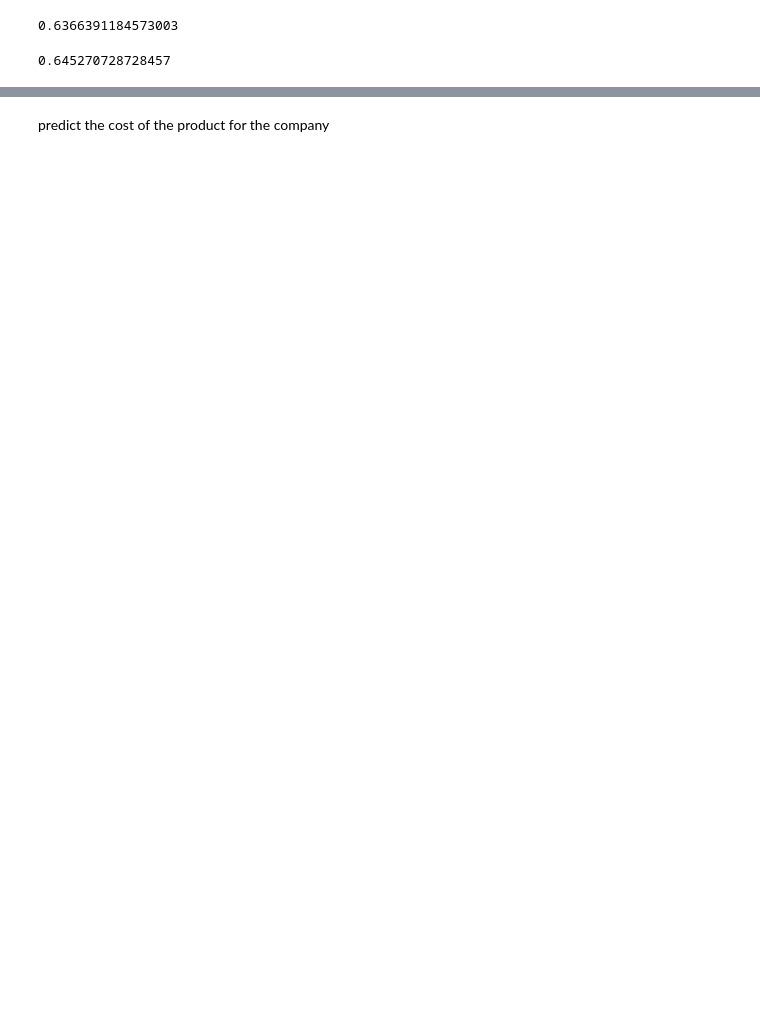
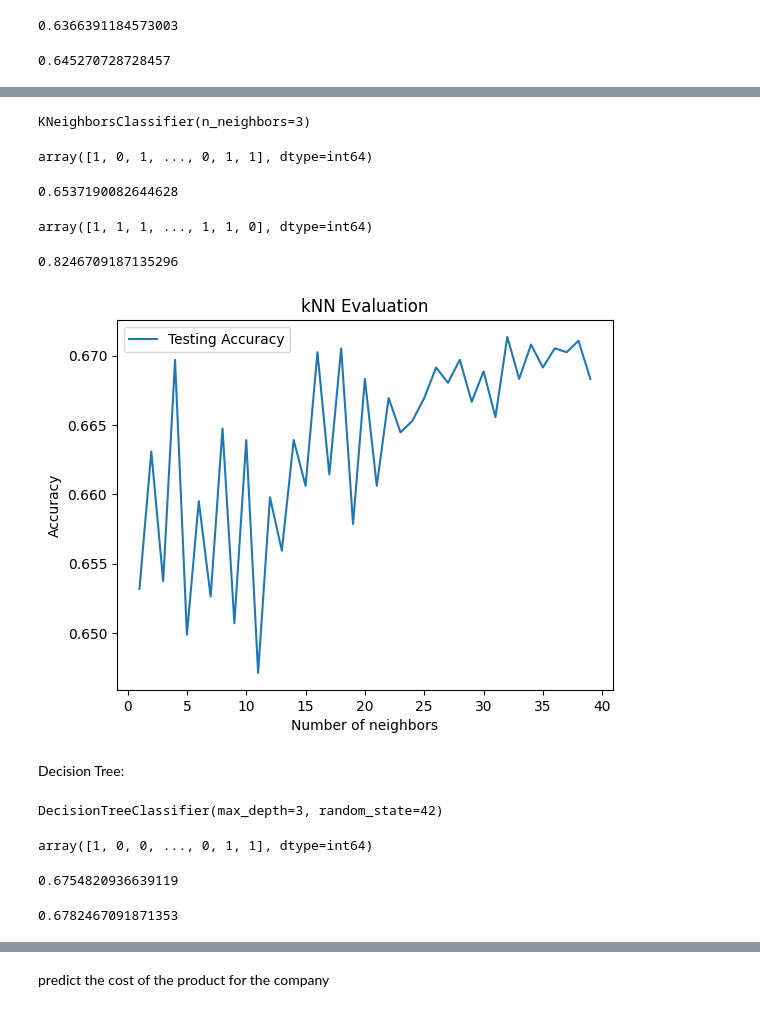
Before and after one commit to jonathan-baumann/PDA, a Jupyter notebook: use_case_group4_ecommerce.ipynb, the cells around one changed output, grey strips where cells are left out. Saved outputs shown, nothing was run; the diff lists cells and outputs as text; code cells hidden in the pictures; blank space fills up the shorter version.

Commit message:
all ml methods for reached on time, need opti

```diff
--- a/use_case_group4_ecommerce.ipynb
+++ b/use_case_group4_ecommerce.ipynb
@@ -214,6 +259,11 @@ df
 | 10998 | 4 | 2 | 5 | 2 | 223 | ... |
 | 10999 | 3 | 2 | 2 | 5 | 155 | ... |
 10999 rows × 11 columns
+# %%
+# create optimal df for ml methods for reached on time variable
+df_reachont = df
+
+df_reachont.drop(['Gender'], axis=1)
 # %% [markdown]
 Machine Learning:
 # %%
@@ -224,7 +280,7 @@ from sklearn.metrics import accuracy_score
 predict whether the ordered product will be reached on time or not
 # %%
-x = df.drop(['Reached.on.Time_Y.N'], axis=1)
-y = df['Reached.on.Time_Y.N']
+x = df_reachont.drop(['Reached.on.Time_Y.N'], axis=1)
+y = df_reachont['Reached.on.Time_Y.N']
 # %%
 x_train, x_test, y_train, y_test = train_test_split(x, y, test_size = 0.33, random_state = 42)
 x_train.shape, x_test.shape
@@ -275,0 +328,63 @@ print(accuracy_score(y_train, y_pred_train))
+# %%
+knn = KNeighborsClassifier(n_neighbors=3)
+knn.fit(x_train,y_train)
+# %% [output]
+KNeighborsClassifier(n_neighbors=3)
+# %%
+y_pred = knn.predict(x_test)
+y_pred
+# %% [output]
+array([1, 0, 1, ..., 0, 1, 1], dtype=int64)
+# %%
+print(accuracy_score(y_test, y_pred))
+# %% [output]
+0.6537190082644628
+# %%
+y_pred_train_knn = knn.predict(x_train)
+y_pred_train_knn
+# %% [output]
+array([1, 1, 1, ..., 1, 1, 0], dtype=int64)
+# %%
+print(accuracy_score(y_train, y_pred_train_knn))
+# %% [output]
+0.8246709187135296
+# %%
+neighbors = np.arange(1,40)
+
+test_accuracy = np.empty(len(neighbors))
+
+for i,k in enumerate(neighbors):
+    knn = KNeighborsClassifier(n_neighbors=k)
+    knn.fit(x_train, y_train)
+    test_accuracy[i] = knn.score(x_test, y_test)
+# %%
+plt.title("kNN Evaluation")
+plt.plot(neighbors, test_accuracy, label="Testing Accuracy", )
+plt.legend()
+plt.xlabel("Number of neighbors")
+plt.ylabel("Accuracy")
+plt.show()
+# %% [output]
+[figure, added]
+# %% [markdown]
+Decision Tree:
+# %%
+dt_gini = DecisionTreeClassifier(criterion='gini', splitter='best', max_depth=3, min_samples_split=2, min_samples_leaf=1, random_state=42)
+dt_gini.fit(x_train, y_train)
+# %% [output]
+DecisionTreeClassifier(max_depth=3, random_state=42)
+# %%
+y_pred_test_gini = dt_gini.predict(x_test)
+y_pred_test_gini
+# %% [output]
+array([1, 0, 0, ..., 0, 1, 1], dtype=int64)
+# %%
+print(accuracy_score(y_test, y_pred_test_gini))
+# %% [output]
+0.6754820936639119
+# %%
+y_pred_train_gini = dt_gini.predict(x_train)
+
+print(accuracy_score(y_train, y_pred_train_gini))
+# %% [output]
+0.6782467091871353
```
Also changed, not shown: parts of 23 cells of this notebook.
